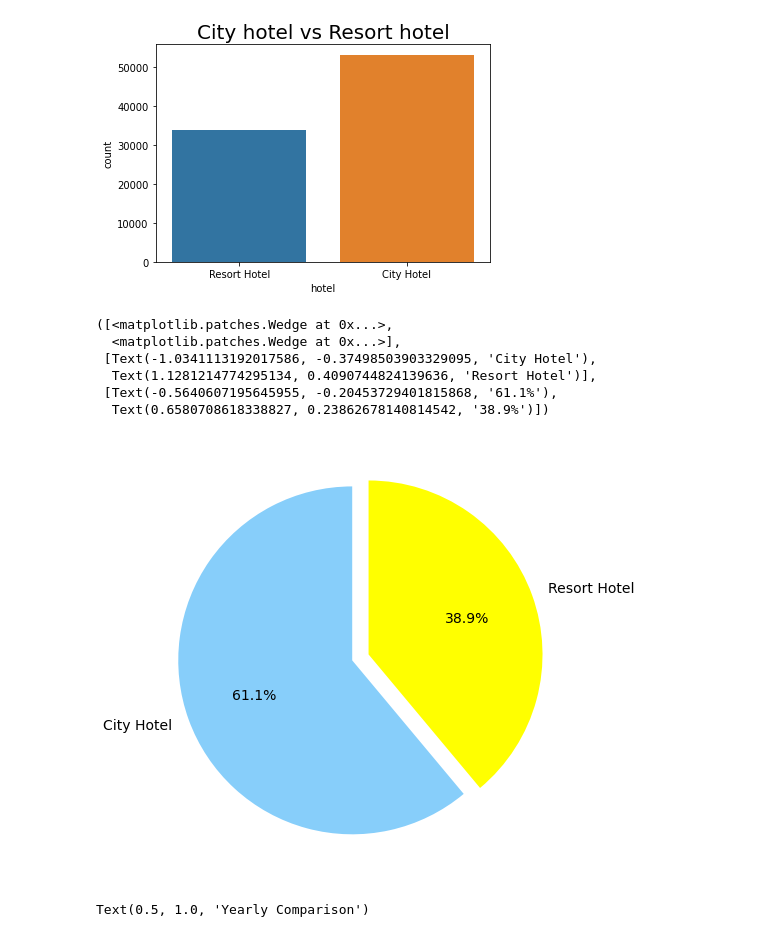
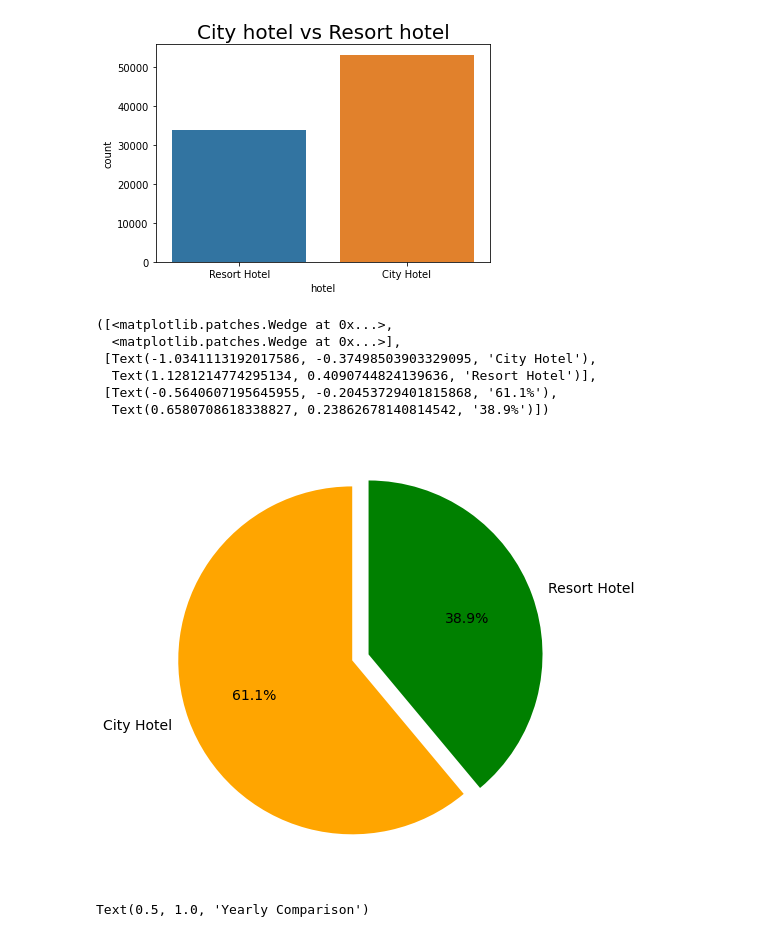
Before and after one commit to shikhar23091999/hotel-booking-analysis, a Jupyter notebook: Hotel_Booking_Analysis_Shikhar_Satpute.ipynb, the cells around one changed output. Saved outputs shown, nothing was run; the diff lists cells and outputs as text; code cells hidden in the pictures.

```diff
--- a/Hotel_Booking_Analysis_Shikhar_Satpute.ipynb
+++ b/Hotel_Booking_Analysis_Shikhar_Satpute.ipynb
@@ -157,19 +157,19 @@ Text(0.5, 1.0, 'City hotel vs Resort hotel')
 # %%
 # City hotel vs Resort hotel booking percentage
 plt.rcParams['figure.figsize'] = 8,8
 labels = df_copy['hotel'].value_counts().index
 sizes = df_copy['hotel'].value_counts()
 explode = (0, 0.1)
-colors = ['lightskyblue','yellow']
+colors = ['Orange','Green']
 plt.pie(sizes, explode=explode, labels=labels, colors=colors, autopct='%1.1f%%',startangle=90, textprops={'fontsize': 14})
 # %% [output]
 ([<matplotlib.patches.Wedge at 0x...>,
   <matplotlib.patches.Wedge at 0x...>],
  [Text(-1.0341113192017586, -0.37498503903329095, 'City Hotel'),
   Text(1.1281214774295134, 0.4090744824139636, 'Resort Hotel')],
  [Text(-0.5640607195645955, -0.20453729401815868, '61.1%'),
   Text(0.6580708618338827, 0.23862678140814542, '38.9%')])
-[figure, old version]
+[figure, new version]
 # %%
 # Yearly comparison of booking
 sns.countplot(data = df_copy, x = 'arrival_date_year', hue = 'hotel').set_title("Yearly Comparison", fontsize = 20)
```
